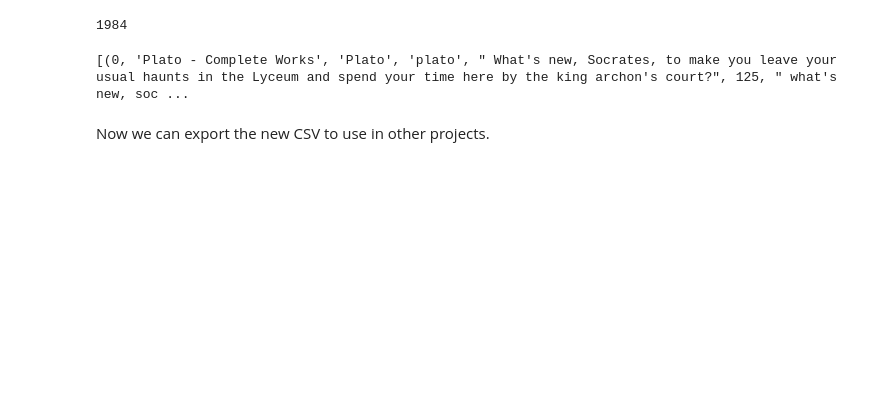
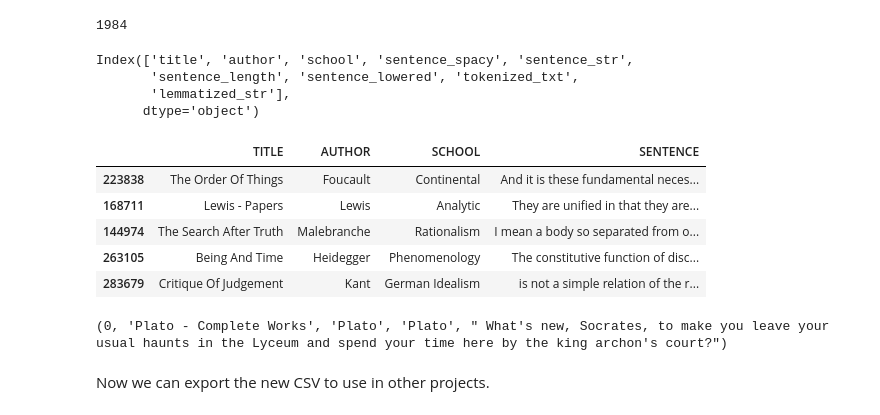
Before and after one commit to kcalizadeh/PDP_data_processing, a Jupyter notebook: data_load_clean_and_export.ipynb, the cells around one changed output. Saved outputs shown, nothing was run; the diff lists cells and outputs as text; code cells hidden in the pictures; blank space fills up the shorter version.

Commit message:
updating a fetch

```diff
--- a/data_load_clean_and_export.ipynb
+++ b/data_load_clean_and_export.ipynb
@@ -1118,23 +1116,47 @@ for_db = df.drop(['sentence_spacy', 'tokenized_txt'], axis=1)
+# %%
+df.columns = [i.lower() for i in df.columns]
+df.columns
+# %% [output]
+Index(['title', 'author', 'school', 'sentence_spacy', 'sentence_str',
+       'sentence_length', 'sentence_lowered', 'tokenized_txt',
+       'lemmatized_str'],
+      dtype='object')
+# %%
+# prepare to upload to the database
+for_db = df
+for_db['sentence'] = for_db['sentence_str']
+for_db['school'] = for_db['school'].apply(lambda x: x.replace('_', ' ').title())
+for_db = for_db.drop(['sentence_spacy', 'sentence_length', 'sentence_str', 'sentence_lowered', 'tokenized_txt', 'lemmatized_str'], axis=1)
+for_db.columns = [i.upper() for i in for_db.columns]
+# %%
+for_db.sample(5)
+# %% [output]
+|  | TITLE | AUTHOR | SCHOOL | SENTENCE |
+| 223838 | The Order Of Things | Foucault | Continental | And it is these fundamental neces... |
+| 168711 | Lewis - Papers | Lewis | Analytic | They are unified in that they are... |
+| 144974 | The Search After Truth | Malebranche | Rationalism | I mean a body so separated from o... |
+| 263105 | Being And Time | Heidegger | Phenomenology | The constitutive function of disc... |
+| 283679 | Critique Of Judgement | Kant | German Idealism | is not a simple relation of the r... |
 # %%
 #importing sql library
 from sqlalchemy import create_engine
 
 # create a referrence
 # for sql library
-engine = create_engine('postgres://guuiiqorzqffsr:92fad54a2f30bcb9ac9f256c7faba9d6f7d8143d709b738e4b8517cce5cdf1a3@ec2-3-223-72-172.compute-1.amazonaws.com:5432/d6edlr9j0drft9',
+engine = create_engine('postgres://wgamztqqflivsb:6cdd7254bde0dec3a9b3fcbd1f24429f49e2106d1cf782c44dadfb07fb9f365d@ec2-54-146-73-98.compute-1.amazonaws.com:5432/d8nrolc7ed7joo',
                        echo = False)
 
 # attach the data frame to the sql
 # with a name of the table
 # as "Employee_Data"
-for_db[:500].to_sql('phil_nlp',
+for_db.to_sql('phil_nlp',
                con = engine)
 
 # # show the complete data
 # # from Employee_Data table
-print(engine.execute("SELECT * FROM phil_nlp").fetchall())
+print(engine.execute("SELECT * FROM phil_nlp").fetchone())
 # %% [output]
-[(0, 'Plato - Complete Works', 'Plato', 'plato', " What's new, Socrates, to make you leave your usual haunts in the Lyceum and spend your time here by the king archon's court?", 125, " what's new, soc ...
+(0, 'Plato - Complete Works', 'Plato', 'Plato', " What's new, Socrates, to make you leave your usual haunts in the Lyceum and spend your time here by the king archon's court?")
 # %% [markdown]
 Now we can export the new CSV to use in other projects.
 # %%
```
Also changed, not shown: parts of 11 cells of this notebook.
